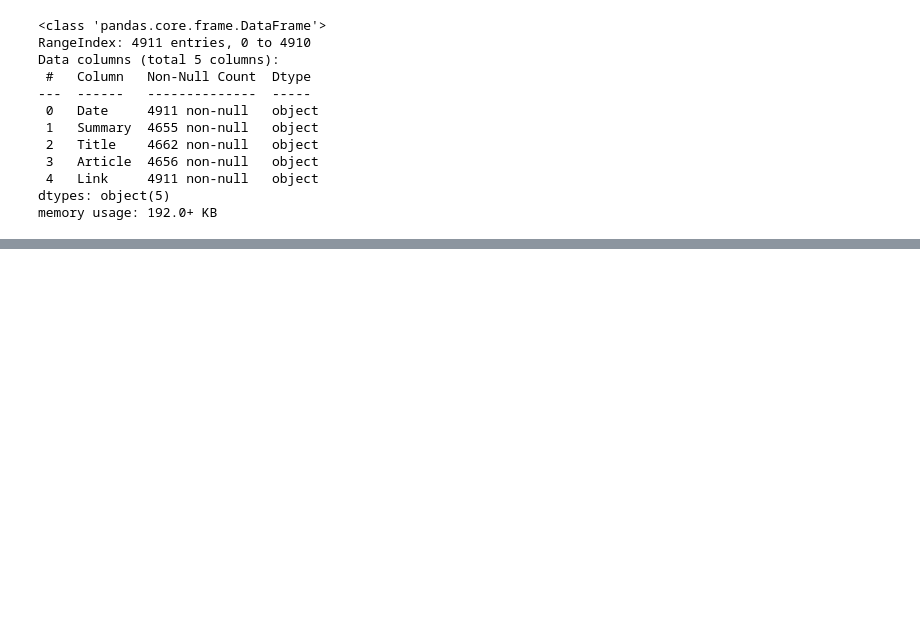
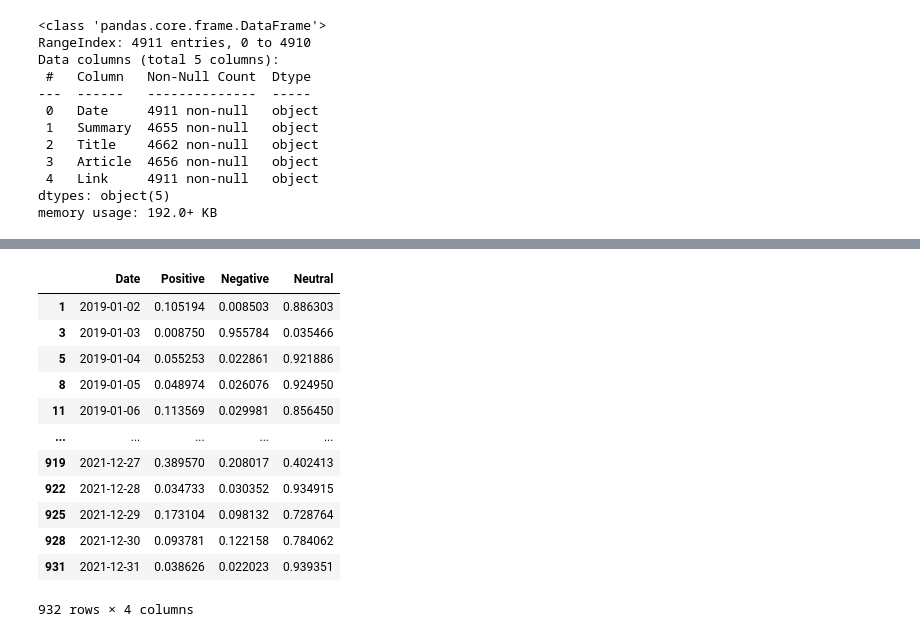
Before and after one commit to nankli/Dailynews_stock_predictor, a Jupyter notebook: Data_Prep_and_NLP.ipynb, the cells around one changed output, grey strips where cells are left out. Cells and saved outputs as stored; diff of their text form; code cells hidden in the pictures; blank space fills up the shorter version.

```diff
--- a/Data_preprocessing.ipynb
+++ b/Data_Prep_and_NLP.ipynb
@@ -262,0 +175,20 @@ Waiting for W&B process to finish, PID 362... (success).
+# %%
+# take average sentiment scores for each date
+sentiment_df = trained_df[['Date','Positive','Negative','Neutral']].groupby('Date').mean().\
+              reset_index().sort_values('Date')
+sentiment_df['Date'] =pd.to_datetime(sentiment_df.Date)
+sentiment_df.sort_values('Date')
+# %% [output]
+|  | Date | Positive | Negative | Neutral |
+| 1 | 2019-01-02 | 0.105194 | 0.008503 | 0.886303 |
+| 3 | 2019-01-03 | 0.008750 | 0.955784 | 0.035466 |
+| 5 | 2019-01-04 | 0.055253 | 0.022861 | 0.921886 |
+| 8 | 2019-01-05 | 0.048974 | 0.026076 | 0.924950 |
+| 11 | 2019-01-06 | 0.113569 | 0.029981 | 0.856450 |
+| ... | ... | ... | ... | ... |
+| 919 | 2021-12-27 | 0.389570 | 0.208017 | 0.402413 |
+| 922 | 2021-12-28 | 0.034733 | 0.030352 | 0.934915 |
+| 925 | 2021-12-29 | 0.173104 | 0.098132 | 0.728764 |
+| 928 | 2021-12-30 | 0.093781 | 0.122158 | 0.784062 |
+| 931 | 2021-12-31 | 0.038626 | 0.022023 | 0.939351 |
+932 rows × 4 columns
```
Also changed, not shown: parts of 25 cells of this notebook, 2 other files.
